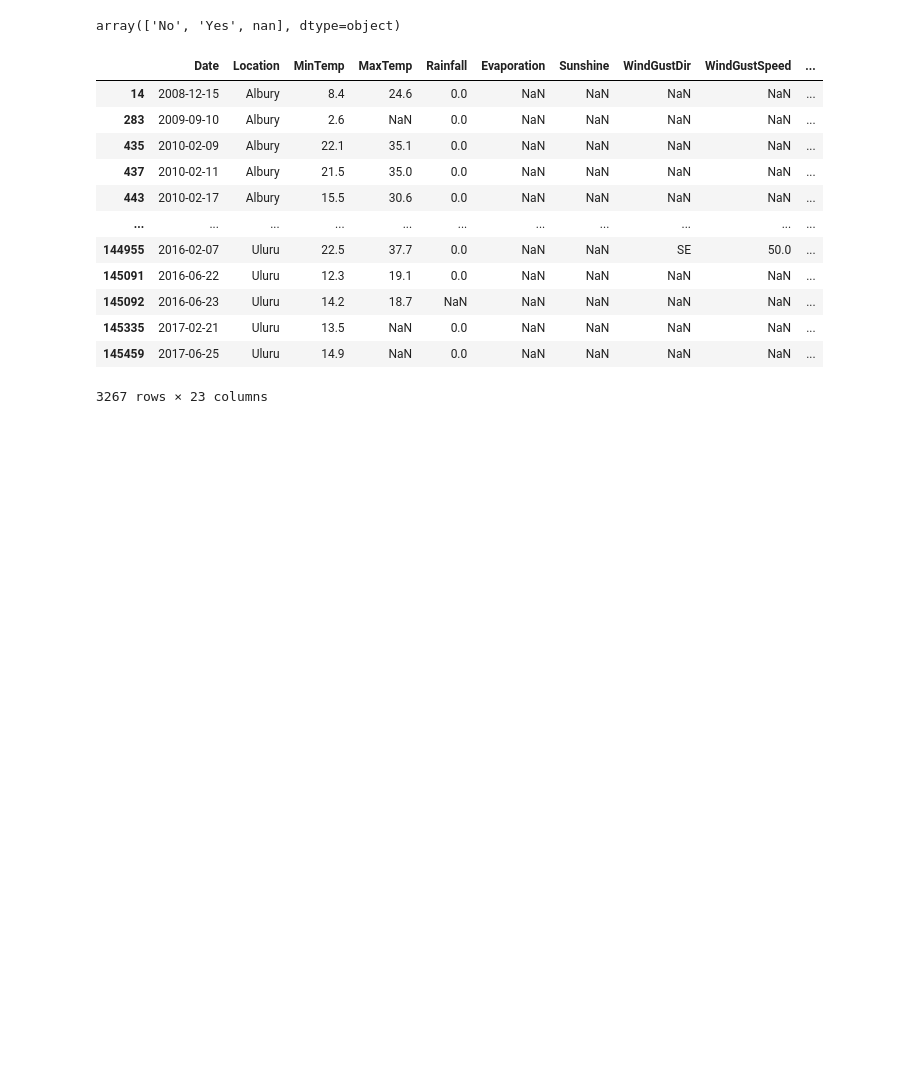
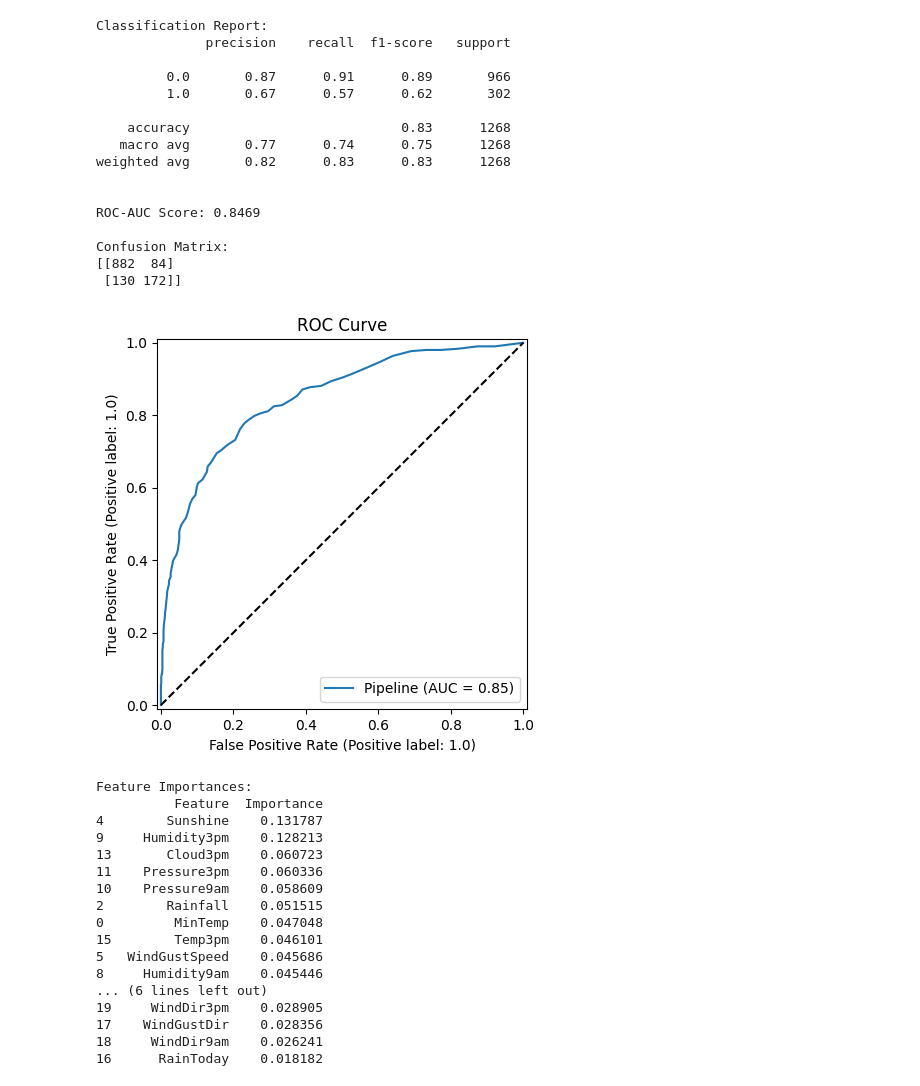
Before and after one commit to Alekseev53/ml_8sem, a Jupyter notebook: Лабораторная 3/ML Лабораторная №3 Алексеев Александр БПМ-21-3.ipynb, the cells around one changed output. Saved outputs shown, nothing was run; the diff lists cells and outputs as text; code cells hidden in the pictures; blank space fills up the shorter version.

```diff
--- a/Лабораторная 3/ML Лабораторная №3 Алексеев Александр БПМ-21-3.ipynb
+++ b/Лабораторная 3/ML Лабораторная №3 Алексеев Александр БПМ-21-3.ipynb
@@ -36,20 +37,0 @@ Index(['Date', 'Location', 'MinTemp', 'MaxTemp', 'Rainfall', 'Evaporation',
-# %%
-df['RainTomorrow'].unique()
-# %% [output]
-array(['No', 'Yes', nan], dtype=object)
-# %%
-df[df['RainTomorrow'].isna()]
-# %% [output]
-|  | Date | Location | MinTemp | MaxTemp | Rainfall | Evaporation | Sunshine | WindGustDir | WindGustSpeed | ... |
-| 14 | 2008-12-15 | Albury | 8.4 | 24.6 | 0.0 | NaN | NaN | NaN | NaN | ... |
-| 283 | 2009-09-10 | Albury | 2.6 | NaN | 0.0 | NaN | NaN | NaN | NaN | ... |
-| 435 | 2010-02-09 | Albury | 22.1 | 35.1 | 0.0 | NaN | NaN | NaN | NaN | ... |
-| 437 | 2010-02-11 | Albury | 21.5 | 35.0 | 0.0 | NaN | NaN | NaN | NaN | ... |
-| 443 | 2010-02-17 | Albury | 15.5 | 30.6 | 0.0 | NaN | NaN | NaN | NaN | ... |
-| ... | ... | ... | ... | ... | ... | ... | ... | ... | ... | ... |
-| 144955 | 2016-02-07 | Uluru | 22.5 | 37.7 | 0.0 | NaN | NaN | SE | 50.0 | ... |
-| 145091 | 2016-06-22 | Uluru | 12.3 | 19.1 | 0.0 | NaN | NaN | NaN | NaN | ... |
-| 145092 | 2016-06-23 | Uluru | 14.2 | 18.7 | NaN | NaN | NaN | NaN | NaN | ... |
-| 145335 | 2017-02-21 | Uluru | 13.5 | NaN | 0.0 | NaN | NaN | NaN | NaN | ... |
-| 145459 | 2017-06-25 | Uluru | 14.9 | NaN | 0.0 | NaN | NaN | NaN | NaN | ... |
-3267 rows × 23 columns
@@ -55,0 +92,57 @@ df[df['RainTomorrow'].isna()]
+# %%
+# Оценка качества
+print("Classification Report:")
+print(classification_report(y_test, y_pred))
+
+print(f"\nROC-AUC Score: {roc_auc_score(y_test, pipeline.predict_proba(X_test)[:, 1]):.4f}")
+
+# Матрица ошибок
+print("\nConfusion Matrix:")
+print(confusion_matrix(y_test, y_pred))
+
+# ROC-кривая
+RocCurveDisplay.from_estimator(pipeline, X_test, y_test)
+plt.title('ROC Curve')
+plt.plot([0, 1], [0, 1], 'k--')
+plt.show()
+
+# Важность признаков
+importances = pipeline.named_steps['clf'].feature_importances_
+feature_importance = pd.DataFrame({'Feature': features, 'Importance': importances})
+print("\nFeature Importances:")
+print(feature_importance.sort_values('Importance', ascending=False))
+# %% [output]
+Classification Report:
+              precision    recall  f1-score   support
+
+         0.0       0.87      0.91      0.89       966
+         1.0       0.67      0.57      0.62       302
+
+    accuracy                           0.83      1268
+   macro avg       0.77      0.74      0.75      1268
+weighted avg       0.82      0.83      0.83      1268
+
+
+ROC-AUC Score: 0.8469
+
+Confusion Matrix:
+[[882  84]
+ [130 172]]
+[figure, added]
+Feature Importances:
+          Feature  Importance
+4        Sunshine    0.131787
+9     Humidity3pm    0.128213
+13       Cloud3pm    0.060723
+11    Pressure3pm    0.060336
+10    Pressure9am    0.058609
+2        Rainfall    0.051515
+0         MinTemp    0.047048
+15        Temp3pm    0.046101
+5   WindGustSpeed    0.045686
+8     Humidity9am    0.045446
+... (6 lines left out)
+19     WindDir3pm    0.028905
+17    WindGustDir    0.028356
+18     WindDir9am    0.026241
+16      RainToday    0.018182
```
Also changed, not shown: parts of 6 cells of this notebook, 12 other files.
